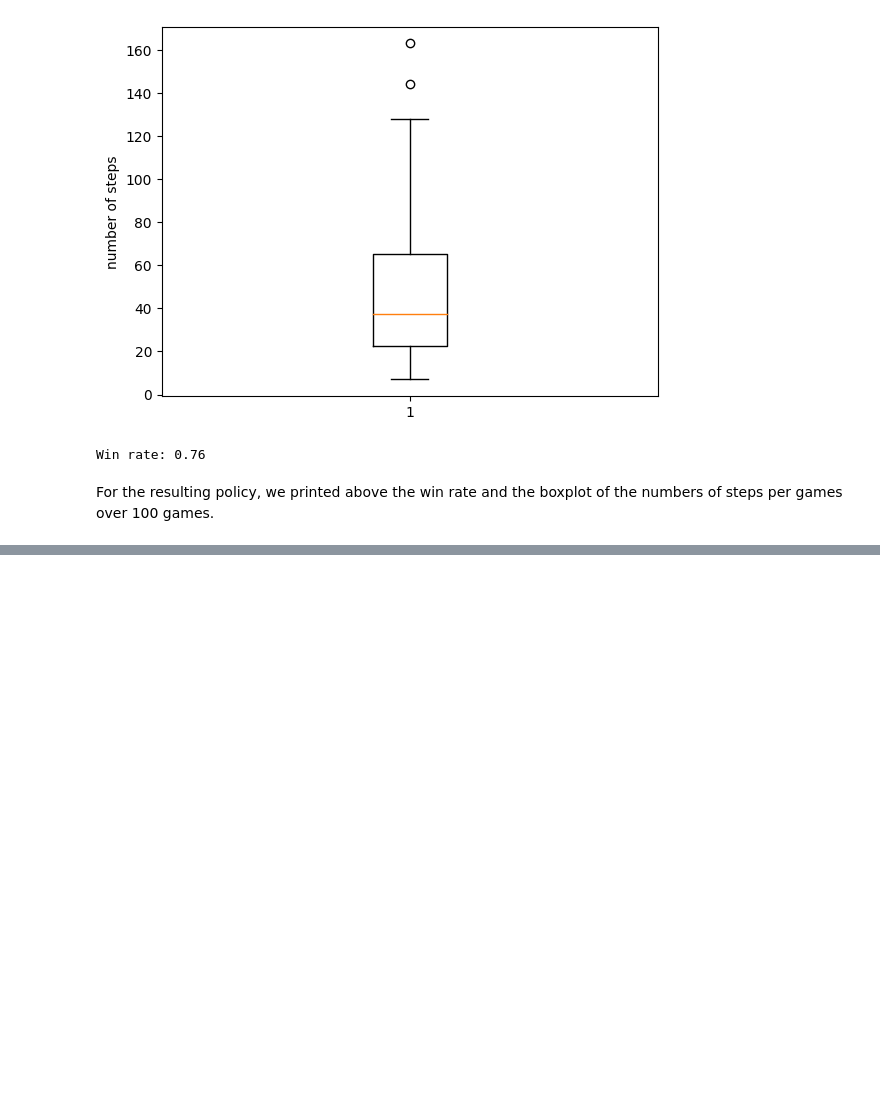
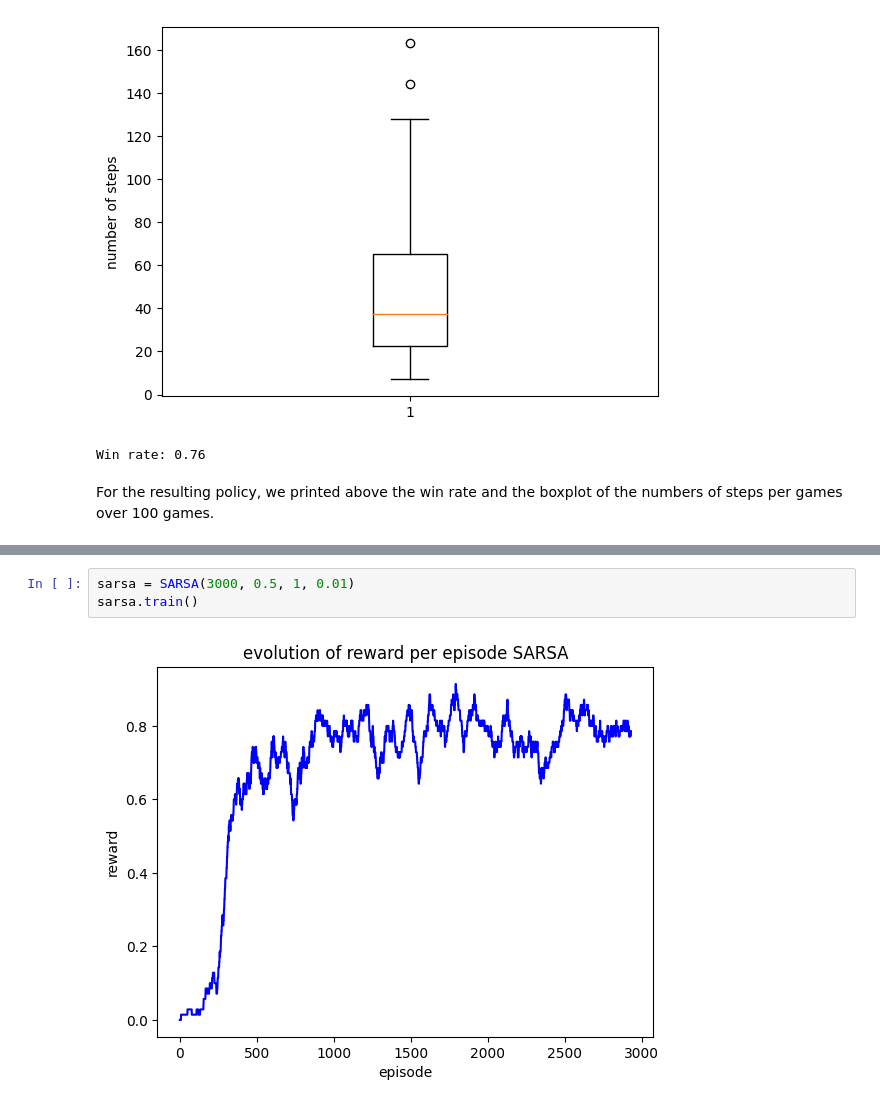
Before and after one commit to ByTaizer/Projet_APST2, a Jupyter notebook: FrozenLakeProject.ipynb, the cells around one changed output, grey strips where cells are left out. Drawn from its saved outputs; the diff is of its cells as text; blank space fills up the shorter version.

Commit message:
sarsa

```diff
--- a/FrozenLakeProject.ipynb
+++ b/FrozenLakeProject.ipynb
@@ -156,0 +236,5 @@ For the resulting policy, we printed above the win rate and the boxplot of the n
+# %%
+sarsa = SARSA(3000, 0.5, 1, 0.01)
+sarsa.train()
+# %% [output]
+[figure, added]
```
Also changed, not shown: parts of 6 cells of this notebook.
